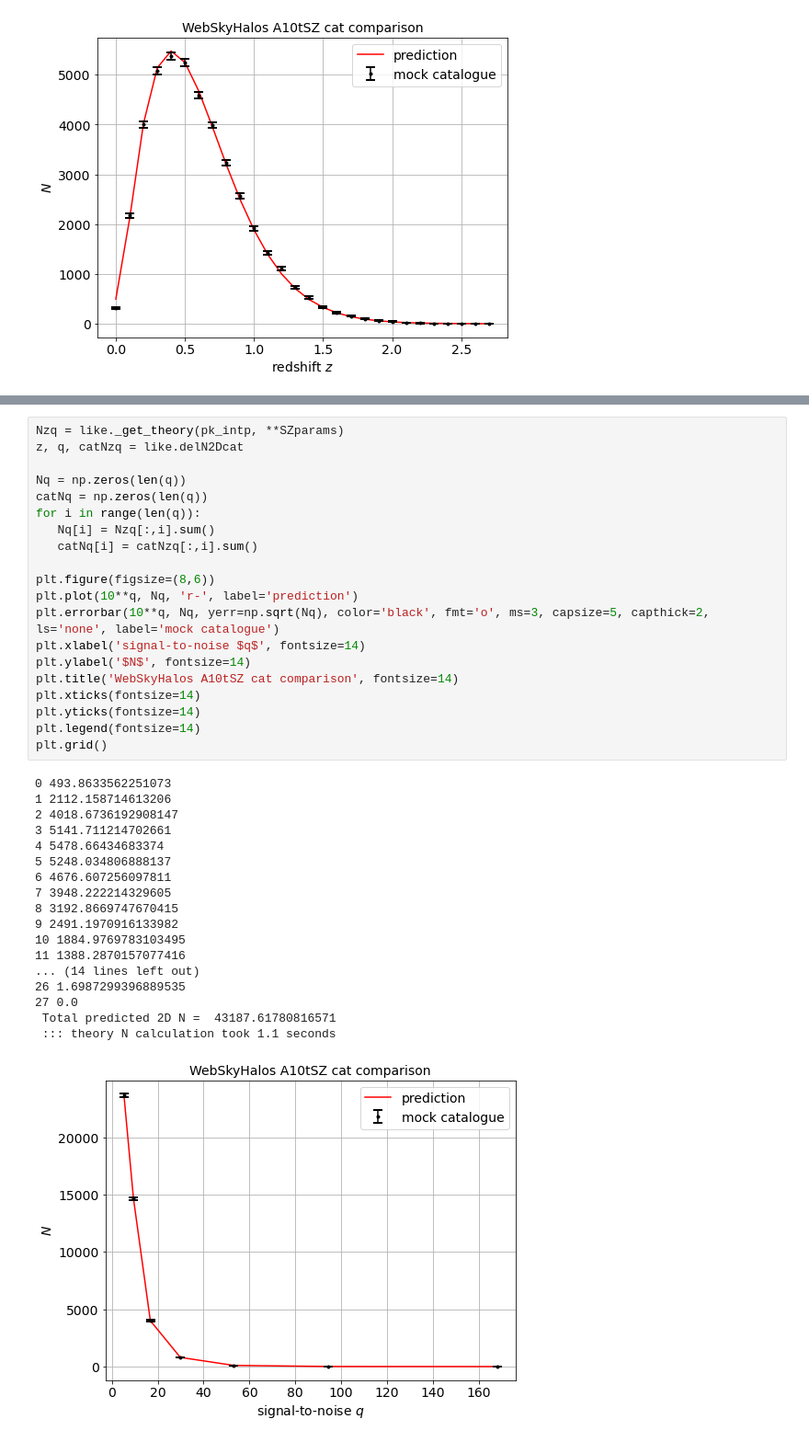
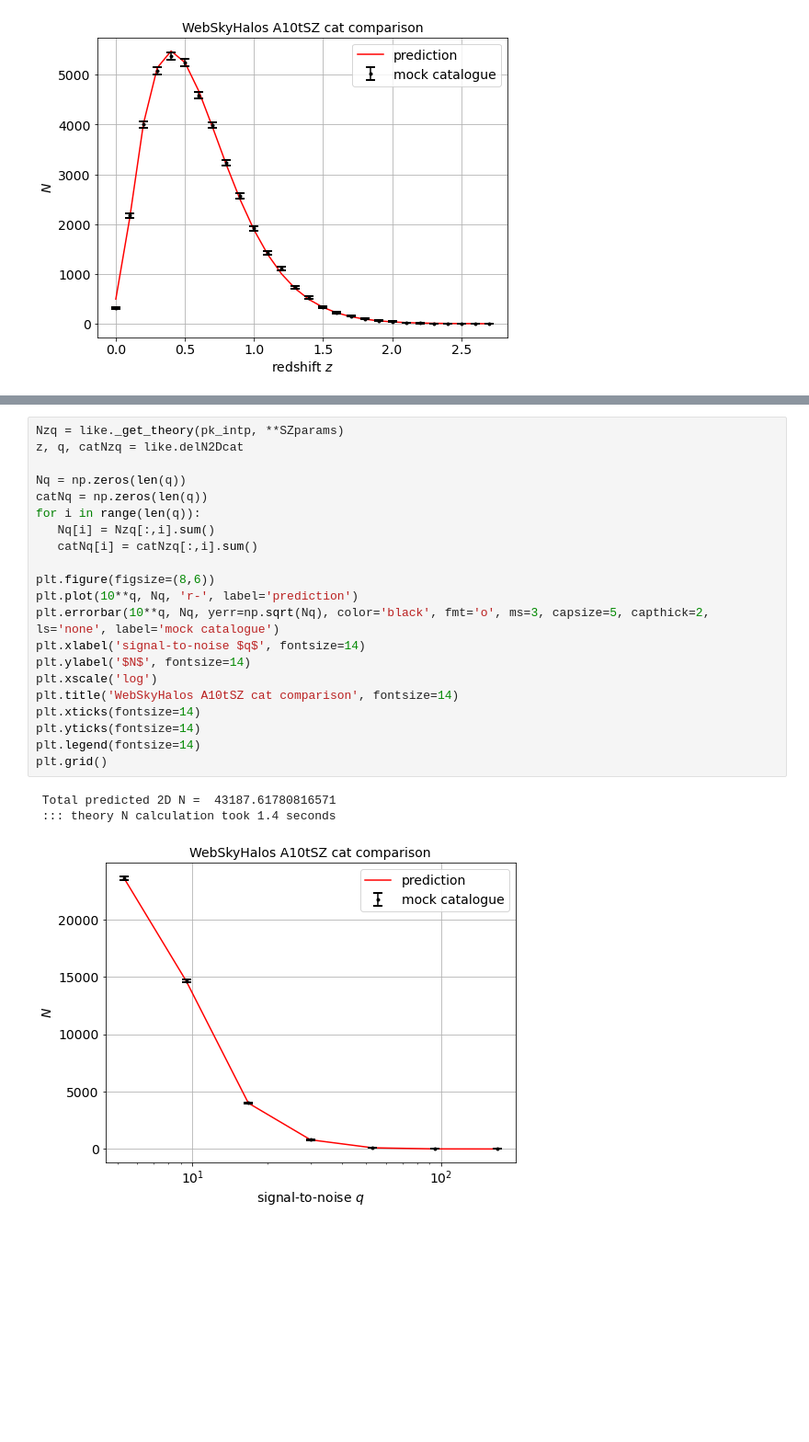
Before and after one commit to simonsobs/SOLikeT, a Jupyter notebook: soliket/binned_clusters/notebooks/Nz_test.ipynb, the cells around one changed output, grey strips where cells are left out. Shown at 92% size. Saved outputs shown, nothing was run; the diff lists cells and outputs as text; blank space fills up the shorter version.

```diff
--- a/soliket/binned_clusters/notebooks/Nz_test.ipynb
+++ b/soliket/binned_clusters/notebooks/Nz_test.ipynb
@@ -147,39 +132,25 @@ array([-494.3953134])
 # %%
 Nzq = like._get_theory(pk_intp, **SZparams)
 z, q, catNzq = like.delN2Dcat
 
 Nq = np.zeros(len(q))
 catNq = np.zeros(len(q))
 for i in range(len(q)):
    Nq[i] = Nzq[:,i].sum()
    catNq[i] = catNzq[:,i].sum()
 
 plt.figure(figsize=(8,6))
 plt.plot(10**q, Nq, 'r-', label='prediction')
 plt.errorbar(10**q, Nq, yerr=np.sqrt(Nq), color='black', fmt='o', ms=3, capsize=5, capthick=2, ls='none', label='mock catalogue')
 plt.xlabel('signal-to-noise $q$', fontsize=14)
 plt.ylabel('$N$', fontsize=14)
+plt.xscale('log')
 plt.title('WebSkyHalos A10tSZ cat comparison', fontsize=14)
 plt.xticks(fontsize=14)
 plt.yticks(fontsize=14)
 plt.legend(fontsize=14)
 plt.grid()
 # %% [output]
-0 493.8633562251073
-1 2112.158714613206
-2 4018.6736192908147
-3 5141.711214702661
-4 5478.66434683374
-5 5248.034806888137
-6 4676.607256097811
-7 3948.222214329605
-8 3192.8669747670415
-9 2491.1970916133982
-10 1884.9769783103495
-11 1388.2870157077416
-... (14 lines left out)
-26 1.6987299396889535
-27 0.0
  Total predicted 2D N =  43187.61780816571
- ::: theory N calculation took 1.1 seconds
+ ::: theory N calculation took 1.4 seconds
-[figure, old version]
+[figure, new version]
```
Also changed, not shown: parts of 3 cells of this notebook, 1 other file.
